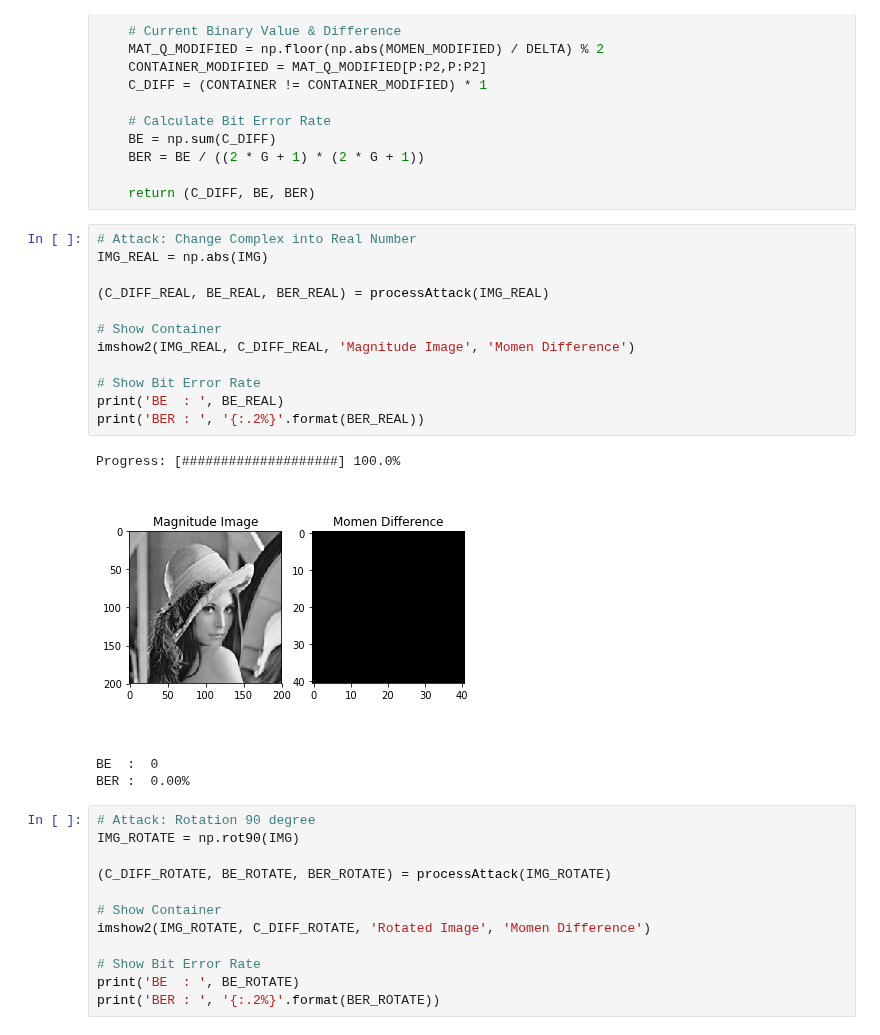
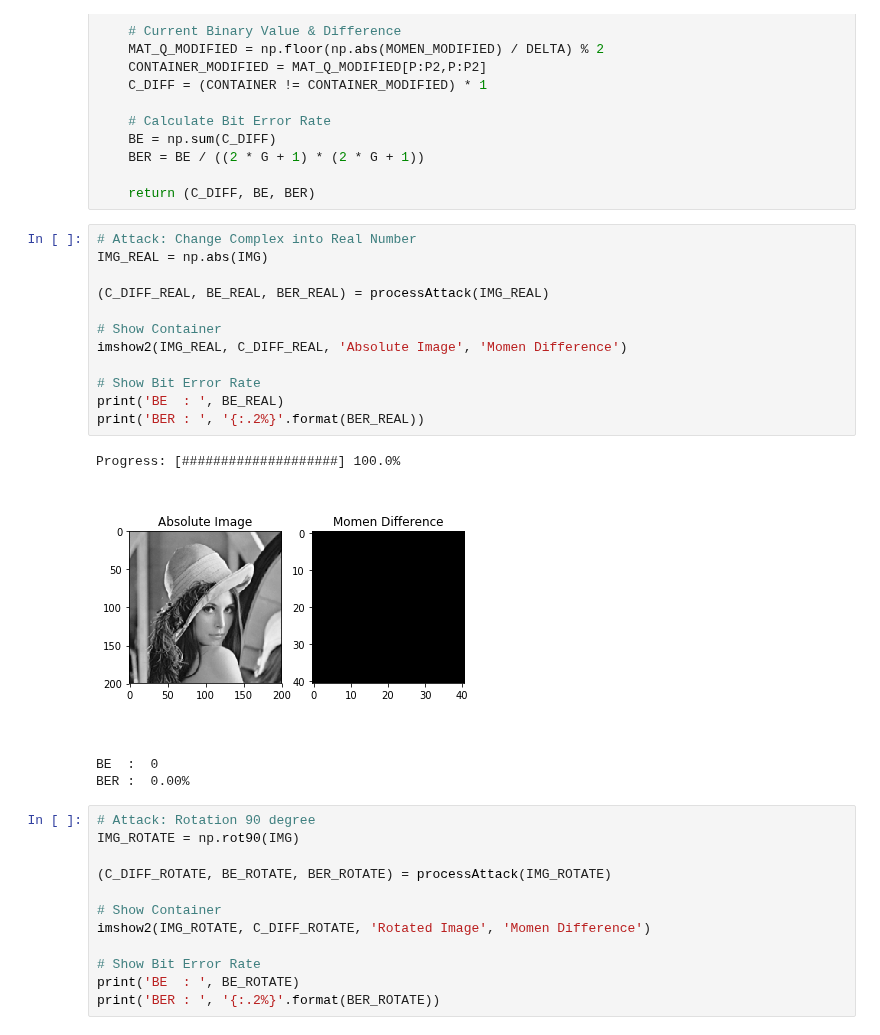
Before and after one commit to hanifanm/jupyter-pht-riw, a Jupyter notebook: PHT_RIW - Momen Robustness.ipynb, the cells around one changed output. Cells and saved outputs as stored; diff of their text form.

```diff
--- a/PHT_RIW - Momen Robustness.ipynb
+++ b/PHT_RIW - Momen Robustness.ipynb
@@ -62,18 +62,18 @@ def processAttack(IMG_MODIFIED, SIZE=N):
 # %%
 # Attack: Change Complex into Real Number
 IMG_REAL = np.abs(IMG)
 
 (C_DIFF_REAL, BE_REAL, BER_REAL) = processAttack(IMG_REAL)
 
 # Show Container
-imshow2(IMG_REAL, C_DIFF_REAL, 'Magnitude Image', 'Momen Difference')
+imshow2(IMG_REAL, C_DIFF_REAL, 'Absolute Image', 'Momen Difference')
 
 # Show Bit Error Rate
 print('BE  : ', BE_REAL)
 print('BER : ', '{:.2%}'.format(BER_REAL))
 # %% [output]
 Progress: [####################] 100.0%
-[figure, old version]
+[figure, new version]
 BE  :  0
 BER :  0.00%
 # %%
```
